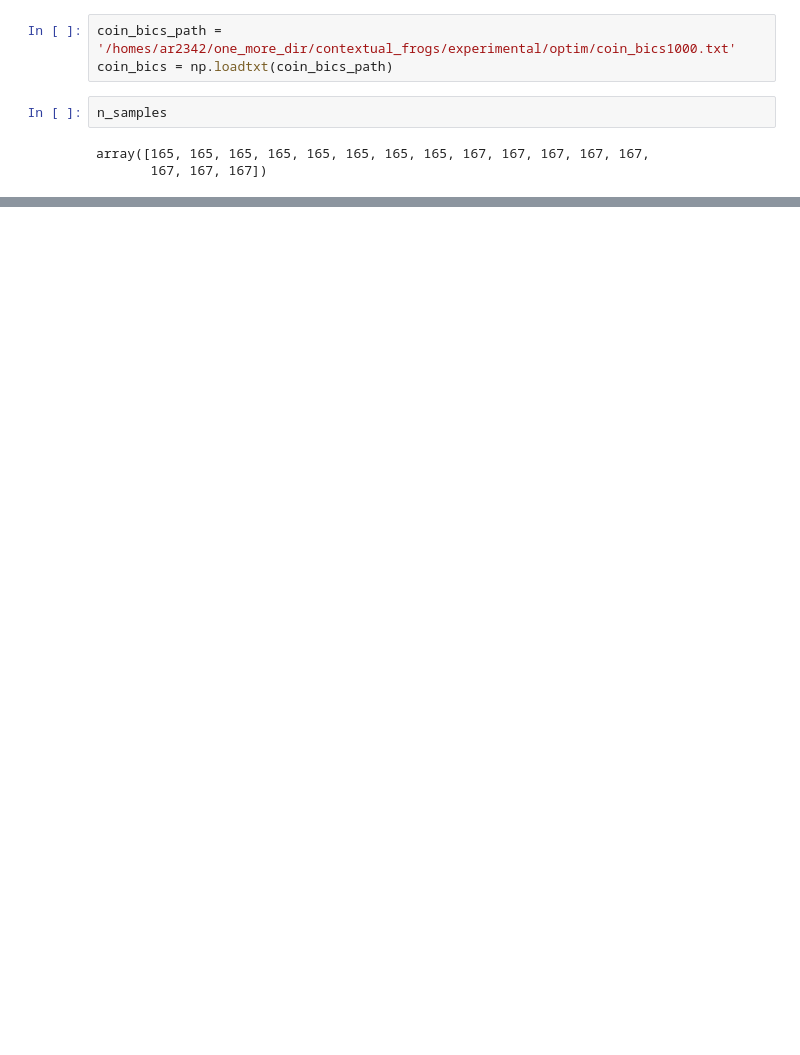
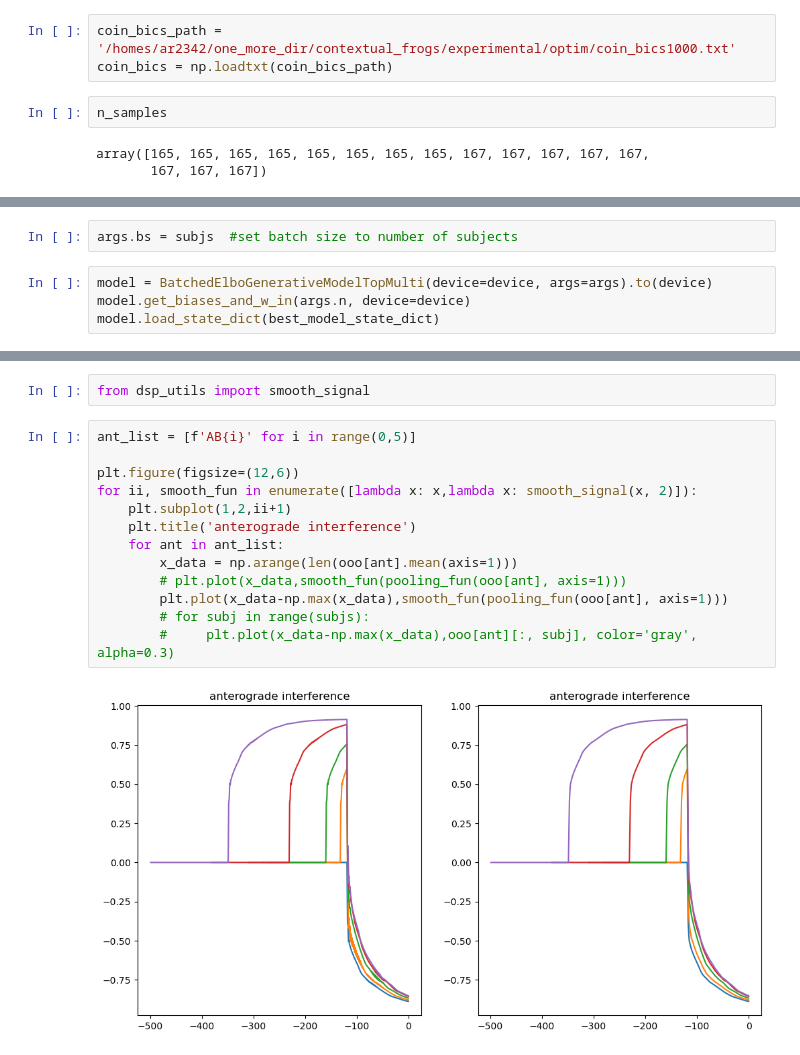
Before and after one commit to sashkarivkind/contextual_frogs, a Jupyter notebook: experimental/optim/result_view_part2.ipynb, the cells around one changed output, grey strips where cells are left out. Drawn from its saved outputs; the diff is of its cells as text; blank space fills up the shorter version.

```diff
--- a/experimental/optim/result_view_part2.ipynb
+++ b/experimental/optim/result_view_part2.ipynb
@@ -77,0 +186,6 @@ array([0.09675333, 0.09027425, 0.09328223, 0.08912233, 0.11363737,
+# %%
+args.bs = subjs  #set batch size to number of subjects
+# %%
+model = BatchedElboGenerativeModelTopMulti(device=device, args=args).to(device)
+model.get_biases_and_w_in(args.n, device=device)
+model.load_state_dict(best_model_state_dict)
@@ -77,0 +263,17 @@ array([0.09675333, 0.09027425, 0.09328223, 0.08912233, 0.11363737,
+# %%
+from dsp_utils import smooth_signal
+# %%
+ant_list = [f'AB{i}' for i in range(0,5)]
+
+plt.figure(figsize=(12,6))
+for ii, smooth_fun in enumerate([lambda x: x,lambda x: smooth_signal(x, 2)]):
+    plt.subplot(1,2,ii+1)
+    plt.title('anterograde interference')
+    for ant in ant_list:
+        x_data = np.arange(len(ooo[ant].mean(axis=1)))
+        # plt.plot(x_data,smooth_fun(pooling_fun(ooo[ant], axis=1)))
+        plt.plot(x_data-np.max(x_data),smooth_fun(pooling_fun(ooo[ant], axis=1)))
+        # for subj in range(subjs):
+        #     plt.plot(x_data-np.max(x_data),ooo[ant][:, subj], color='gray', alpha=0.3)
+# %% [output]
+[figure, added]
```
Also changed, not shown: parts of 44 cells of this notebook, 4 other files.
